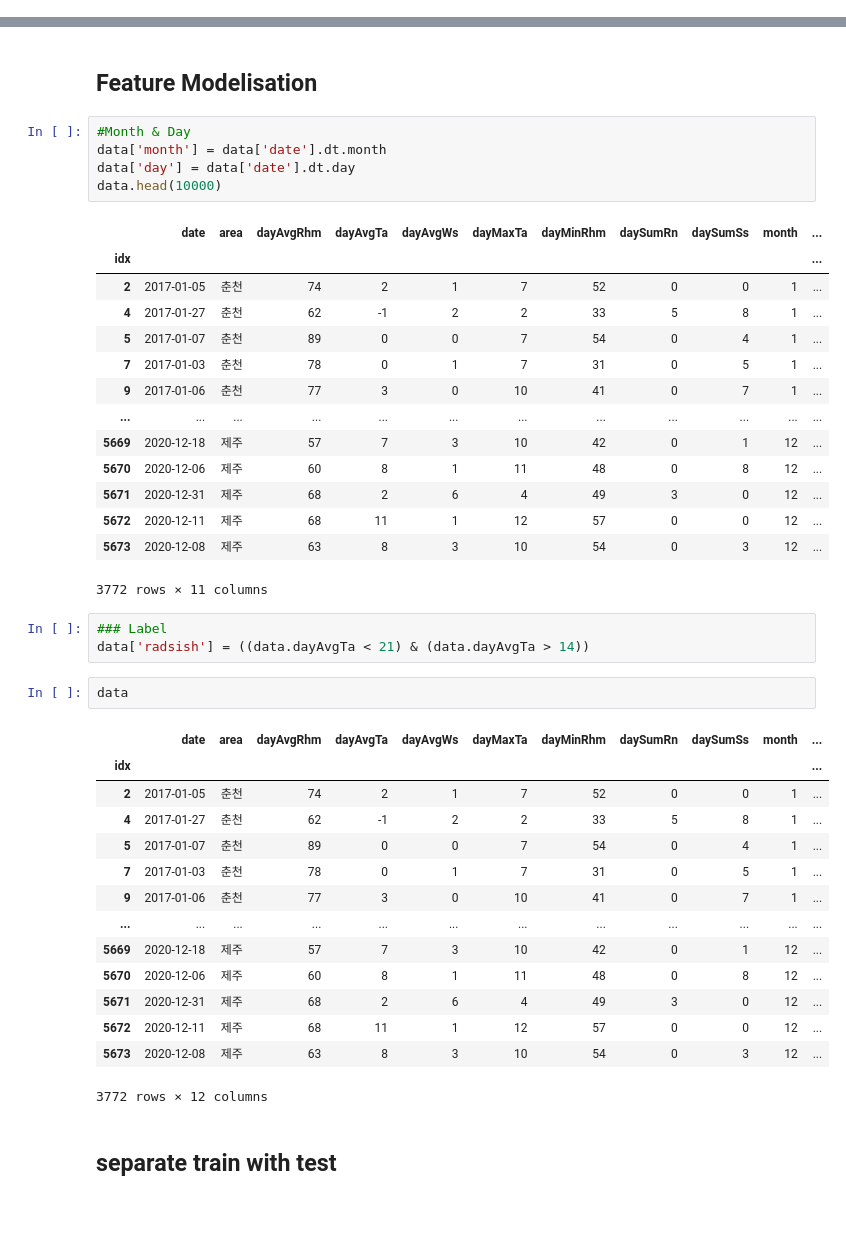
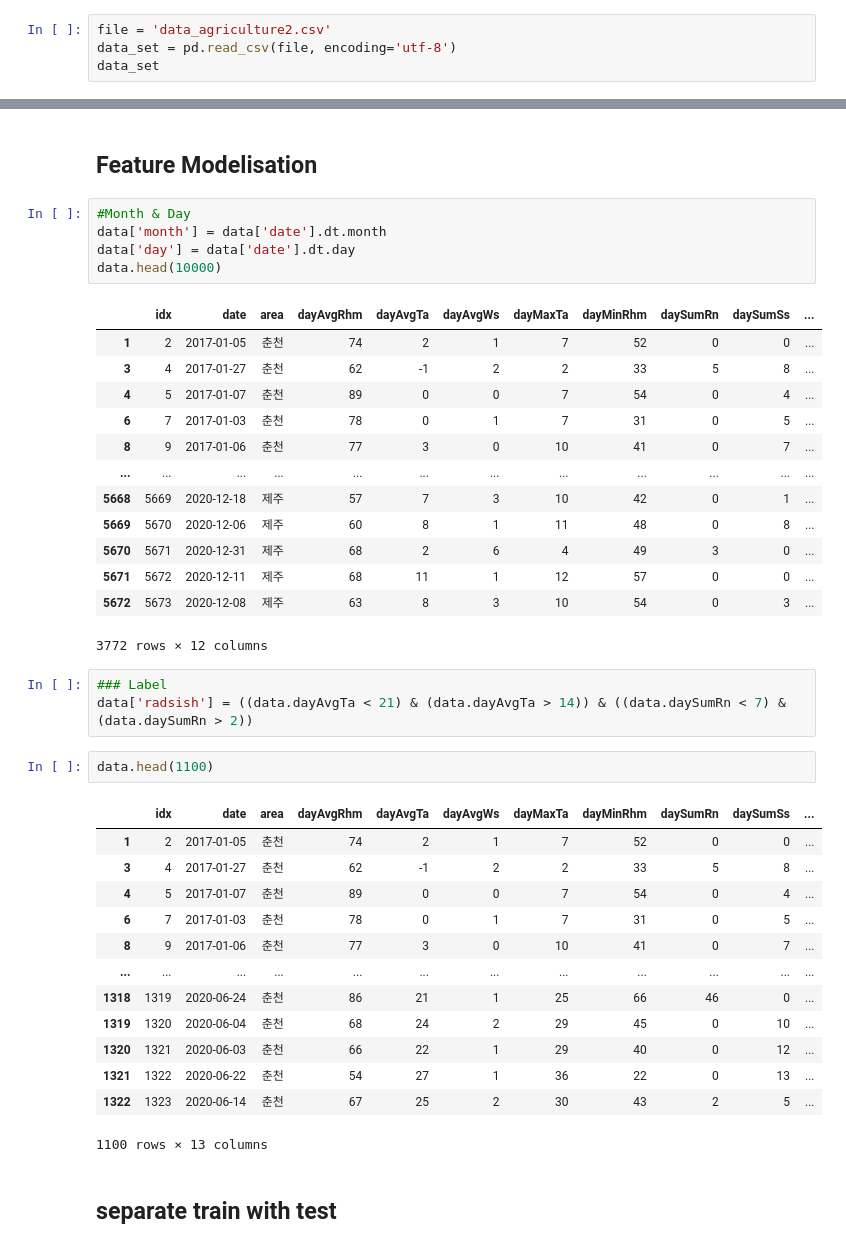
Before and after one commit to rsteam-dev/smart-farm_ML, a Jupyter notebook: radish#2 .ipynb, the cells around one changed output, grey strips where cells are left out. Drawn from its saved outputs; the diff is of its cells as text; blank space fills up the shorter version.

```diff
--- a/radish#2 .ipynb
+++ b/radish#2 .ipynb
@@ -35,0 +25,4 @@ NameError: name 'plt' is not defined
+# %%
+file = 'data_agriculture2.csv'
+data_set = pd.read_csv(file, encoding='utf-8')
+data_set
@@ -104,40 +113,38 @@ data['month'] = data['date'].dt.month
 data['day'] = data['date'].dt.day
 data.head(10000)
 # %% [output]
-|  | date | area | dayAvgRhm | dayAvgTa | dayAvgWs | dayMaxTa | dayMinRhm | daySumRn | daySumSs | month | ... |
-| idx |  |  |  |  |  |  |  |  |  |  | ... |
-| 2 | 2017-01-05 | 춘천 | 74 | 2 | 1 | 7 | 52 | 0 | 0 | 1 | ... |
-| 4 | 2017-01-27 | 춘천 | 62 | -1 | 2 | 2 | 33 | 5 | 8 | 1 | ... |
-| 5 | 2017-01-07 | 춘천 | 89 | 0 | 0 | 7 | 54 | 0 | 4 | 1 | ... |
-| 7 | 2017-01-03 | 춘천 | 78 | 0 | 1 | 7 | 31 | 0 | 5 | 1 | ... |
-| 9 | 2017-01-06 | 춘천 | 77 | 3 | 0 | 10 | 41 | 0 | 7 | 1 | ... |
+|  | idx | date | area | dayAvgRhm | dayAvgTa | dayAvgWs | dayMaxTa | dayMinRhm | daySumRn | daySumSs | ... |
+| 1 | 2 | 2017-01-05 | 춘천 | 74 | 2 | 1 | 7 | 52 | 0 | 0 | ... |
+| 3 | 4 | 2017-01-27 | 춘천 | 62 | -1 | 2 | 2 | 33 | 5 | 8 | ... |
+| 4 | 5 | 2017-01-07 | 춘천 | 89 | 0 | 0 | 7 | 54 | 0 | 4 | ... |
+| 6 | 7 | 2017-01-03 | 춘천 | 78 | 0 | 1 | 7 | 31 | 0 | 5 | ... |
+| 8 | 9 | 2017-01-06 | 춘천 | 77 | 3 | 0 | 10 | 41 | 0 | 7 | ... |
 | ... | ... | ... | ... | ... | ... | ... | ... | ... | ... | ... | ... |
-| 5669 | 2020-12-18 | 제주 | 57 | 7 | 3 | 10 | 42 | 0 | 1 | 12 | ... |
-| 5670 | 2020-12-06 | 제주 | 60 | 8 | 1 | 11 | 48 | 0 | 8 | 12 | ... |
-| 5671 | 2020-12-31 | 제주 | 68 | 2 | 6 | 4 | 49 | 3 | 0 | 12 | ... |
-| 5672 | 2020-12-11 | 제주 | 68 | 11 | 1 | 12 | 57 | 0 | 0 | 12 | ... |
-| 5673 | 2020-12-08 | 제주 | 63 | 8 | 3 | 10 | 54 | 0 | 3 | 12 | ... |
+| 5668 | 5669 | 2020-12-18 | 제주 | 57 | 7 | 3 | 10 | 42 | 0 | 1 | ... |
+| 5669 | 5670 | 2020-12-06 | 제주 | 60 | 8 | 1 | 11 | 48 | 0 | 8 | ... |
+| 5670 | 5671 | 2020-12-31 | 제주 | 68 | 2 | 6 | 4 | 49 | 3 | 0 | ... |
+| 5671 | 5672 | 2020-12-11 | 제주 | 68 | 11 | 1 | 12 | 57 | 0 | 0 | ... |
+| 5672 | 5673 | 2020-12-08 | 제주 | 63 | 8 | 3 | 10 | 54 | 0 | 3 | ... |
-3772 rows × 11 columns
+3772 rows × 12 columns
 # %%
 ### Label
-data['radsish'] = ((data.dayAvgTa < 21) & (data.dayAvgTa > 14))
+data['radsish'] = ((data.dayAvgTa < 21) & (data.dayAvgTa > 14)) & ((data.daySumRn < 7) & (data.daySumRn > 2))
 # %%
-data
+data.head(1100)
 # %% [output]
-|  | date | area | dayAvgRhm | dayAvgTa | dayAvgWs | dayMaxTa | dayMinRhm | daySumRn | daySumSs | month | ... |
-| idx |  |  |  |  |  |  |  |  |  |  | ... |
-| 2 | 2017-01-05 | 춘천 | 74 | 2 | 1 | 7 | 52 | 0 | 0 | 1 | ... |
-| 4 | 2017-01-27 | 춘천 | 62 | -1 | 2 | 2 | 33 | 5 | 8 | 1 | ... |
-| 5 | 2017-01-07 | 춘천 | 89 | 0 | 0 | 7 | 54 | 0 | 4 | 1 | ... |
-| 7 | 2017-01-03 | 춘천 | 78 | 0 | 1 | 7 | 31 | 0 | 5 | 1 | ... |
-| 9 | 2017-01-06 | 춘천 | 77 | 3 | 0 | 10 | 41 | 0 | 7 | 1 | ... |
+|  | idx | date | area | dayAvgRhm | dayAvgTa | dayAvgWs | dayMaxTa | dayMinRhm | daySumRn | daySumSs | ... |
+| 1 | 2 | 2017-01-05 | 춘천 | 74 | 2 | 1 | 7 | 52 | 0 | 0 | ... |
+| 3 | 4 | 2017-01-27 | 춘천 | 62 | -1 | 2 | 2 | 33 | 5 | 8 | ... |
+| 4 | 5 | 2017-01-07 | 춘천 | 89 | 0 | 0 | 7 | 54 | 0 | 4 | ... |
+| 6 | 7 | 2017-01-03 | 춘천 | 78 | 0 | 1 | 7 | 31 | 0 | 5 | ... |
+| 8 | 9 | 2017-01-06 | 춘천 | 77 | 3 | 0 | 10 | 41 | 0 | 7 | ... |
 | ... | ... | ... | ... | ... | ... | ... | ... | ... | ... | ... | ... |
-| 5669 | 2020-12-18 | 제주 | 57 | 7 | 3 | 10 | 42 | 0 | 1 | 12 | ... |
-| 5670 | 2020-12-06 | 제주 | 60 | 8 | 1 | 11 | 48 | 0 | 8 | 12 | ... |
-| 5671 | 2020-12-31 | 제주 | 68 | 2 | 6 | 4 | 49 | 3 | 0 | 12 | ... |
-| 5672 | 2020-12-11 | 제주 | 68 | 11 | 1 | 12 | 57 | 0 | 0 | 12 | ... |
-| 5673 | 2020-12-08 | 제주 | 63 | 8 | 3 | 10 | 54 | 0 | 3 | 12 | ... |
+| 1318 | 1319 | 2020-06-24 | 춘천 | 86 | 21 | 1 | 25 | 66 | 46 | 0 | ... |
+| 1319 | 1320 | 2020-06-04 | 춘천 | 68 | 24 | 2 | 29 | 45 | 0 | 10 | ... |
+| 1320 | 1321 | 2020-06-03 | 춘천 | 66 | 22 | 1 | 29 | 40 | 0 | 12 | ... |
+| 1321 | 1322 | 2020-06-22 | 춘천 | 54 | 27 | 1 | 36 | 22 | 0 | 13 | ... |
+| 1322 | 1323 | 2020-06-14 | 춘천 | 67 | 25 | 2 | 30 | 43 | 2 | 5 | ... |
-3772 rows × 12 columns
+1100 rows × 13 columns
 # %% [markdown]
 ## separate train with test
 # %%
```
Also changed, not shown: parts of 13 cells of this notebook.
